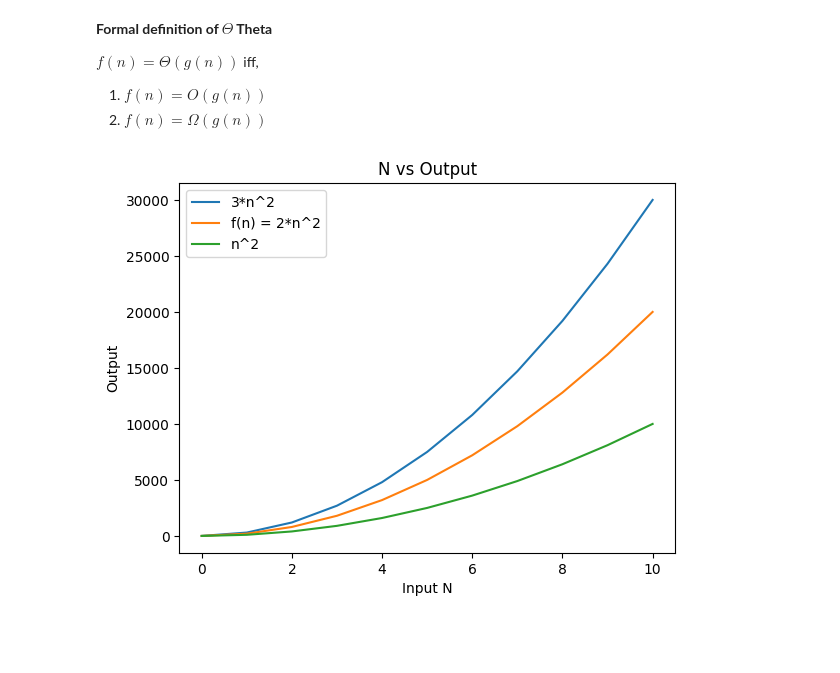
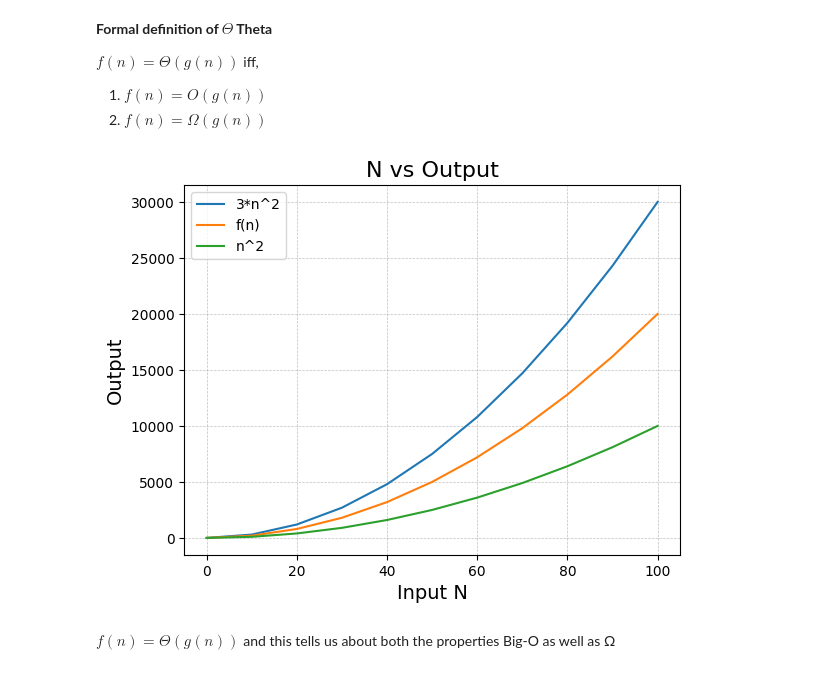
Before and after one commit to pareshrchaudhary/numericalmethods, a Jupyter notebook: Complexity.ipynb, the cells around one changed output. Cells and saved outputs as stored; diff of their text form; code cells hidden in the pictures; blank space fills up the shorter version.

```diff
--- a/Complexity.ipynb
+++ b/Complexity.ipynb
@@ -40,7 +40,7 @@ def f(n):
   for l in range(n):
     counter2 += 1*2   # assignment & multiplication n times
 
-  return counter1, counter2, counter3
+  return [counter1, counter2, counter3]
 # %%
 n = 3
 total_list = np.zeros([n, 4])
@@ -191,18 +193,22 @@ $f(n) = \Theta(g(n))$ iff,
 1.   $f(n) = O(g(n))$
 2.   $f(n) = \Omega(g(n))$
 # %%
-x = range(0, 11)
-w = [i**2 for i in np.arange(0, 101, 10)]
-y = [3*(i**2) for i in np.arange(0, 101, 10)]
+x = np.arange(0, 101, 10)
+w = [i**2 for i in x]
+y = [3*(i**2) for i in x]
+fn = np.array([f(i) for i in x])
 
 plt.plot(x, y, label='3*n^2')
-plt.plot(x, total_list[:,1], label='f(n) = 2*n^2')
+plt.plot(x, fn[:,0], label='f(n)')
 plt.plot(x, w, label='n^2')
 
-plt.xlabel('Input N')
-plt.ylabel('Output')
-plt.title('N vs Output')
+plt.xlabel('Input N', fontsize=14)
+plt.ylabel('Output', fontsize=14)
+plt.title('N vs Output', fontsize=16)
+plt.grid(True, linestyle='--', linewidth=0.5, color='gray', alpha=0.5)
 plt.legend()
 plt.show()
 # %% [output]
-[figure, old version]
+[figure, new version]
+# %% [markdown]
+$f(n) = \Theta(g(n))$ and this tells us about both the properties Big-O as well as Ω
```
Also changed, not shown: parts of 1 cell of this notebook.
